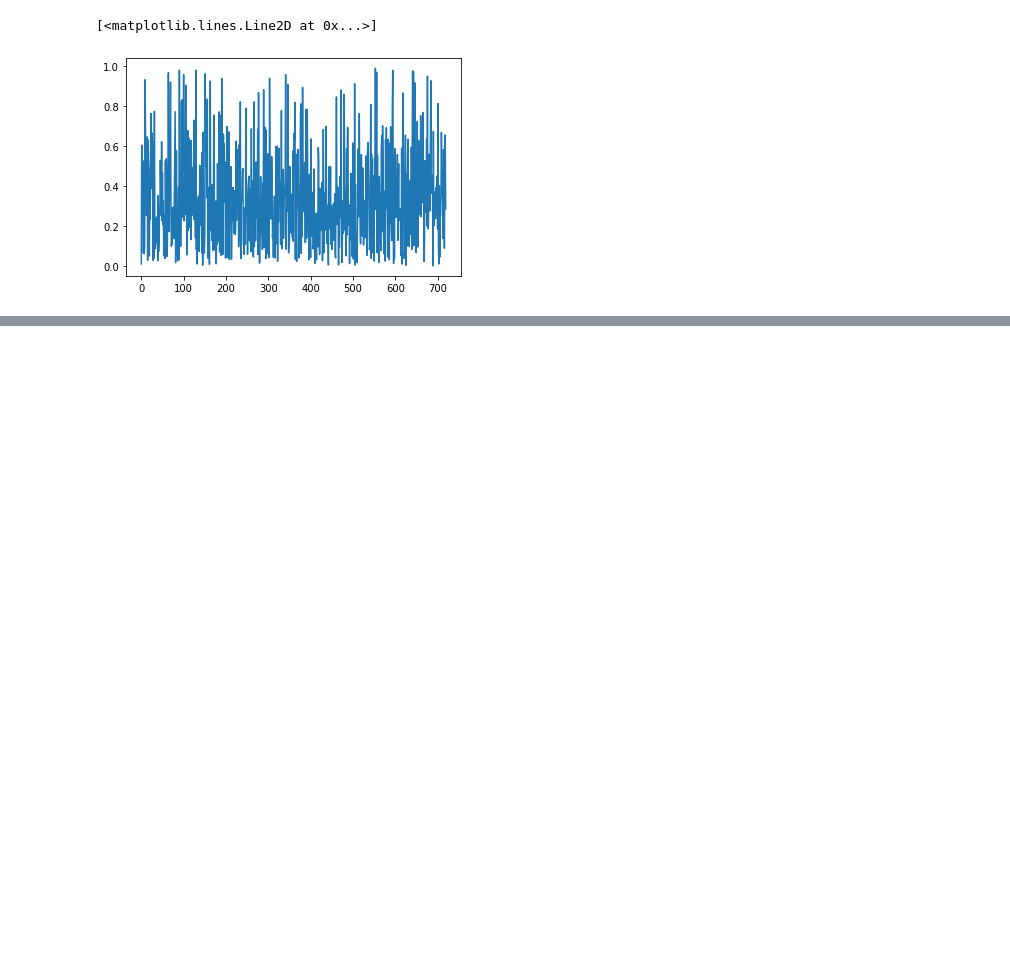
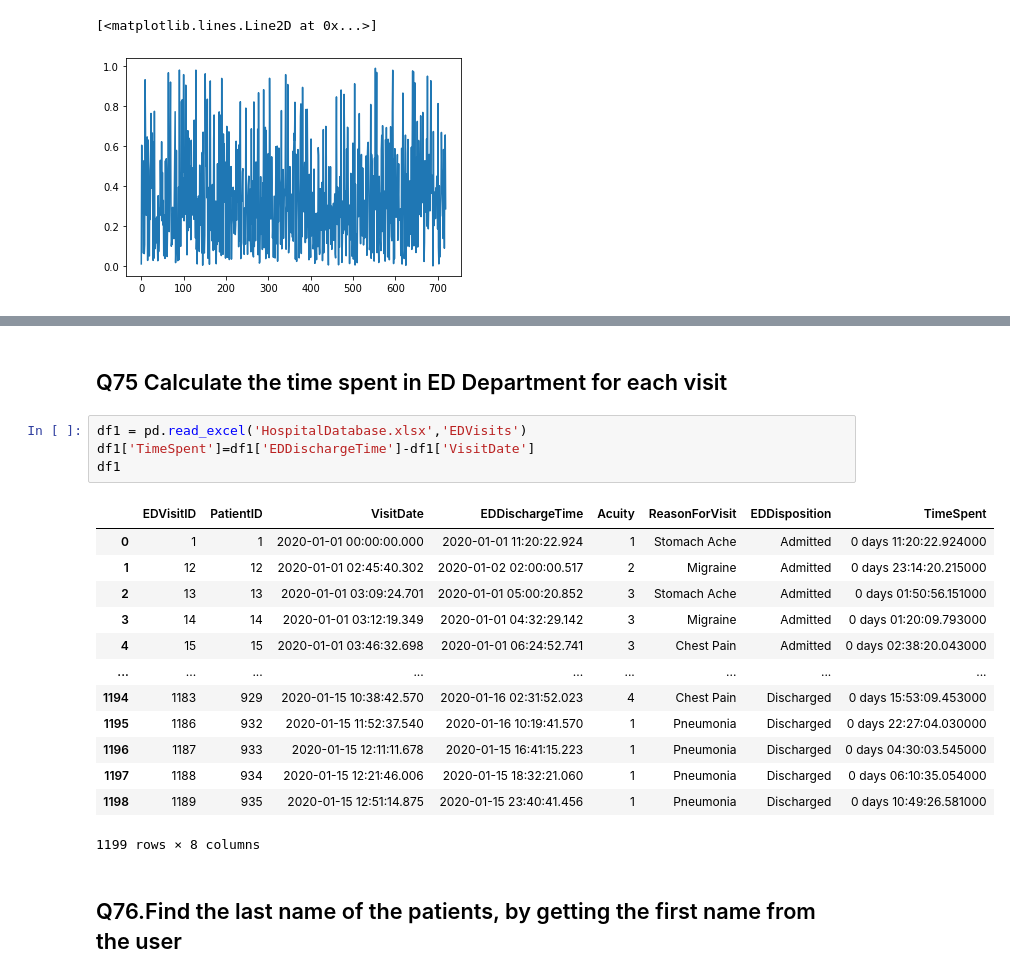
Before and after one commit to swatiguptacse/Team-6-Python-Peers, a Jupyter notebook: Q61to80_team6.ipynb, the cells around one changed output, grey strips where cells are left out. Drawn from its saved outputs; the diff is of its cells as text; blank space fills up the shorter version.

```diff
--- a/Q61to80_team6.ipynb
+++ b/Q61to80_team6.ipynb
@@ -175,0 +227,22 @@ plt.plot(df["ExpectedMortality"])
+# %% [markdown]
+## Q75 Calculate the time spent in ED Department for each visit
+# %%
+df1 = pd.read_excel('HospitalDatabase.xlsx','EDVisits')
+df1['TimeSpent']=df1['EDDischargeTime']-df1['VisitDate']
+df1
+# %% [output]
+|  | EDVisitID | PatientID | VisitDate | EDDischargeTime | Acuity | ReasonForVisit | EDDisposition | TimeSpent |
+| 0 | 1 | 1 | 2020-01-01 00:00:00.000 | 2020-01-01 11:20:22.924 | 1 | Stomach Ache | Admitted | 0 days 11:20:22.924000 |
+| 1 | 12 | 12 | 2020-01-01 02:45:40.302 | 2020-01-02 02:00:00.517 | 2 | Migraine | Admitted | 0 days 23:14:20.215000 |
+| 2 | 13 | 13 | 2020-01-01 03:09:24.701 | 2020-01-01 05:00:20.852 | 3 | Stomach Ache | Admitted | 0 days 01:50:56.151000 |
+| 3 | 14 | 14 | 2020-01-01 03:12:19.349 | 2020-01-01 04:32:29.142 | 3 | Migraine | Admitted | 0 days 01:20:09.793000 |
+| 4 | 15 | 15 | 2020-01-01 03:46:32.698 | 2020-01-01 06:24:52.741 | 3 | Chest Pain | Admitted | 0 days 02:38:20.043000 |
+| ... | ... | ... | ... | ... | ... | ... | ... | ... |
+| 1194 | 1183 | 929 | 2020-01-15 10:38:42.570 | 2020-01-16 02:31:52.023 | 4 | Chest Pain | Discharged | 0 days 15:53:09.453000 |
+| 1195 | 1186 | 932 | 2020-01-15 11:52:37.540 | 2020-01-16 10:19:41.570 | 1 | Pneumonia | Discharged | 0 days 22:27:04.030000 |
+| 1196 | 1187 | 933 | 2020-01-15 12:11:11.678 | 2020-01-15 16:41:15.223 | 1 | Pneumonia | Discharged | 0 days 04:30:03.545000 |
+| 1197 | 1188 | 934 | 2020-01-15 12:21:46.006 | 2020-01-15 18:32:21.060 | 1 | Pneumonia | Discharged | 0 days 06:10:35.054000 |
+| 1198 | 1189 | 935 | 2020-01-15 12:51:14.875 | 2020-01-15 23:40:41.456 | 1 | Pneumonia | Discharged | 0 days 10:49:26.581000 |
+1199 rows × 8 columns
+# %% [markdown]
+## Q76.Find the last name of the patients, by getting the first name from the user
```
Also changed, not shown: parts of 6 cells of this notebook.
